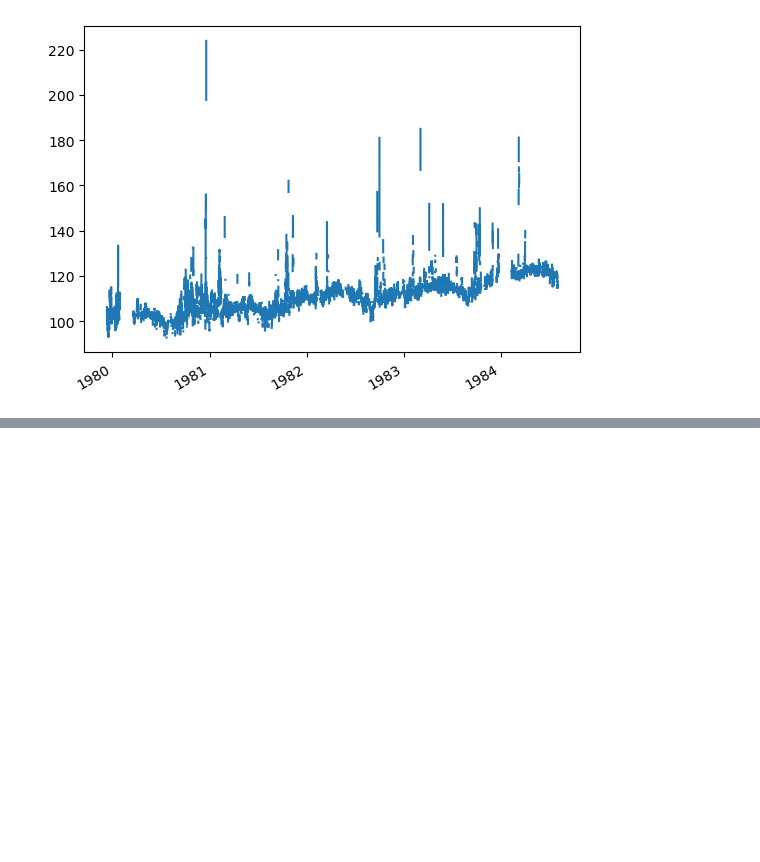
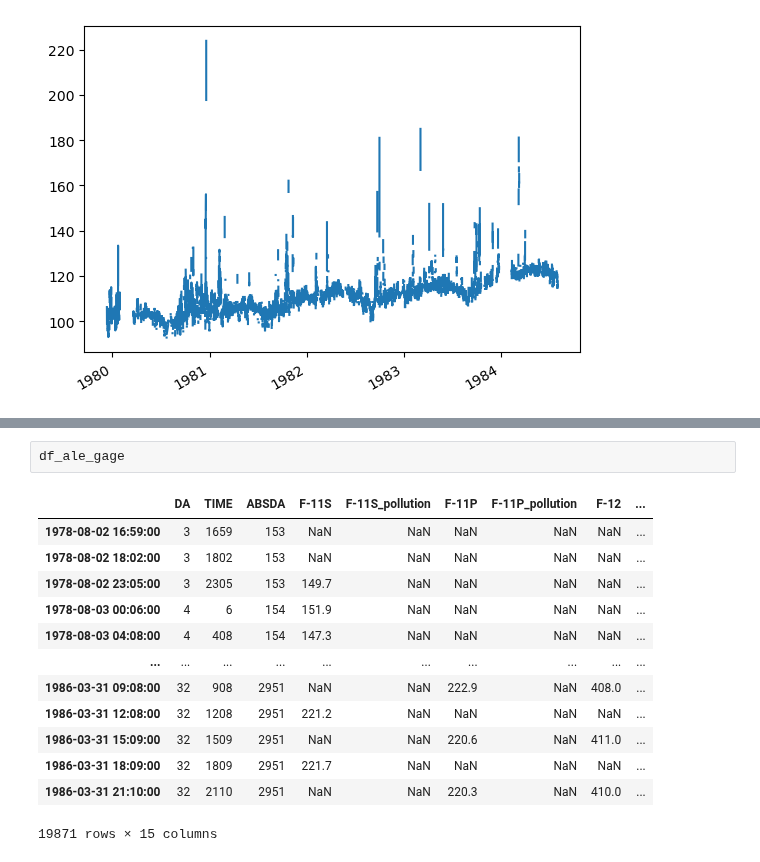
Before and after one commit to mrghg/agage-archive, a Jupyter notebook: notebooks/tutorial.ipynb, the cells around one changed output, grey strips where cells are left out. Cells and saved outputs as stored; diff of their text form; blank space fills up the shorter version.

```diff
--- a/notebooks/tutorial.ipynb
+++ b/notebooks/tutorial.ipynb
@@ -42,0 +66,16 @@ dfs[1]["CH3CCl3"].plot()
+# %%
+df_ale_gage
+# %% [output]
+|  | DA | TIME | ABSDA | F-11S | F-11S_pollution | F-11P | F-11P_pollution | F-12 | ... |
+| 1978-08-02 16:59:00 | 3 | 1659 | 153 | NaN | NaN | NaN | NaN | NaN | ... |
+| 1978-08-02 18:02:00 | 3 | 1802 | 153 | NaN | NaN | NaN | NaN | NaN | ... |
+| 1978-08-02 23:05:00 | 3 | 2305 | 153 | 149.7 | NaN | NaN | NaN | NaN | ... |
+| 1978-08-03 00:06:00 | 4 | 6 | 154 | 151.9 | NaN | NaN | NaN | NaN | ... |
+| 1978-08-03 04:08:00 | 4 | 408 | 154 | 147.3 | NaN | NaN | NaN | NaN | ... |
+| ... | ... | ... | ... | ... | ... | ... | ... | ... | ... |
+| 1986-03-31 09:08:00 | 32 | 908 | 2951 | NaN | NaN | 222.9 | NaN | 408.0 | ... |
+| 1986-03-31 12:08:00 | 32 | 1208 | 2951 | 221.2 | NaN | NaN | NaN | NaN | ... |
+| 1986-03-31 15:09:00 | 32 | 1509 | 2951 | NaN | NaN | 220.6 | NaN | 411.0 | ... |
+| 1986-03-31 18:09:00 | 32 | 1809 | 2951 | 221.7 | NaN | NaN | NaN | NaN | ... |
+| 1986-03-31 21:10:00 | 32 | 2110 | 2951 | NaN | NaN | 220.3 | NaN | 410.0 | ... |
+19871 rows × 15 columns
```
Also changed, not shown: parts of 8 cells of this notebook, 2 other files.
